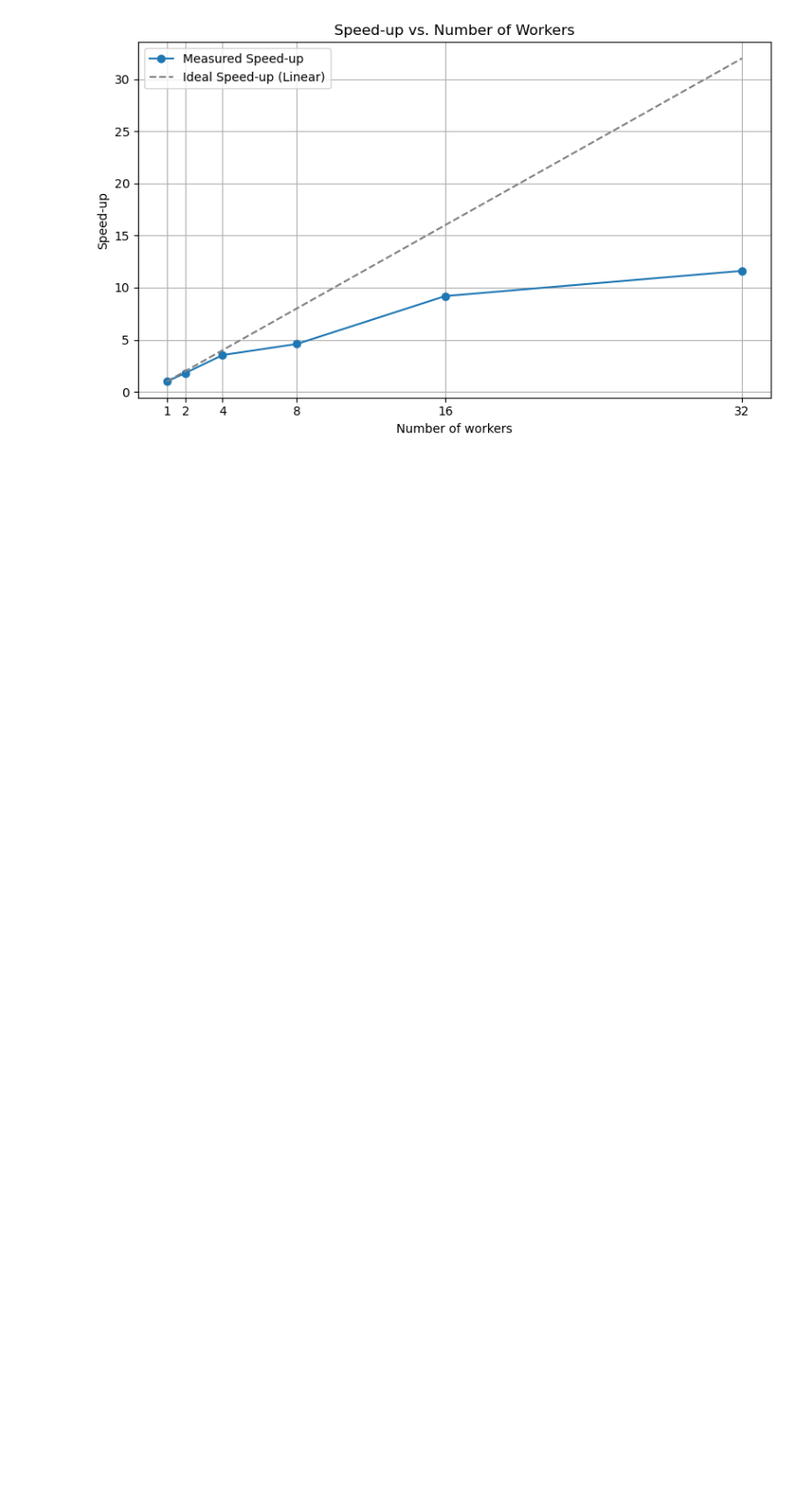
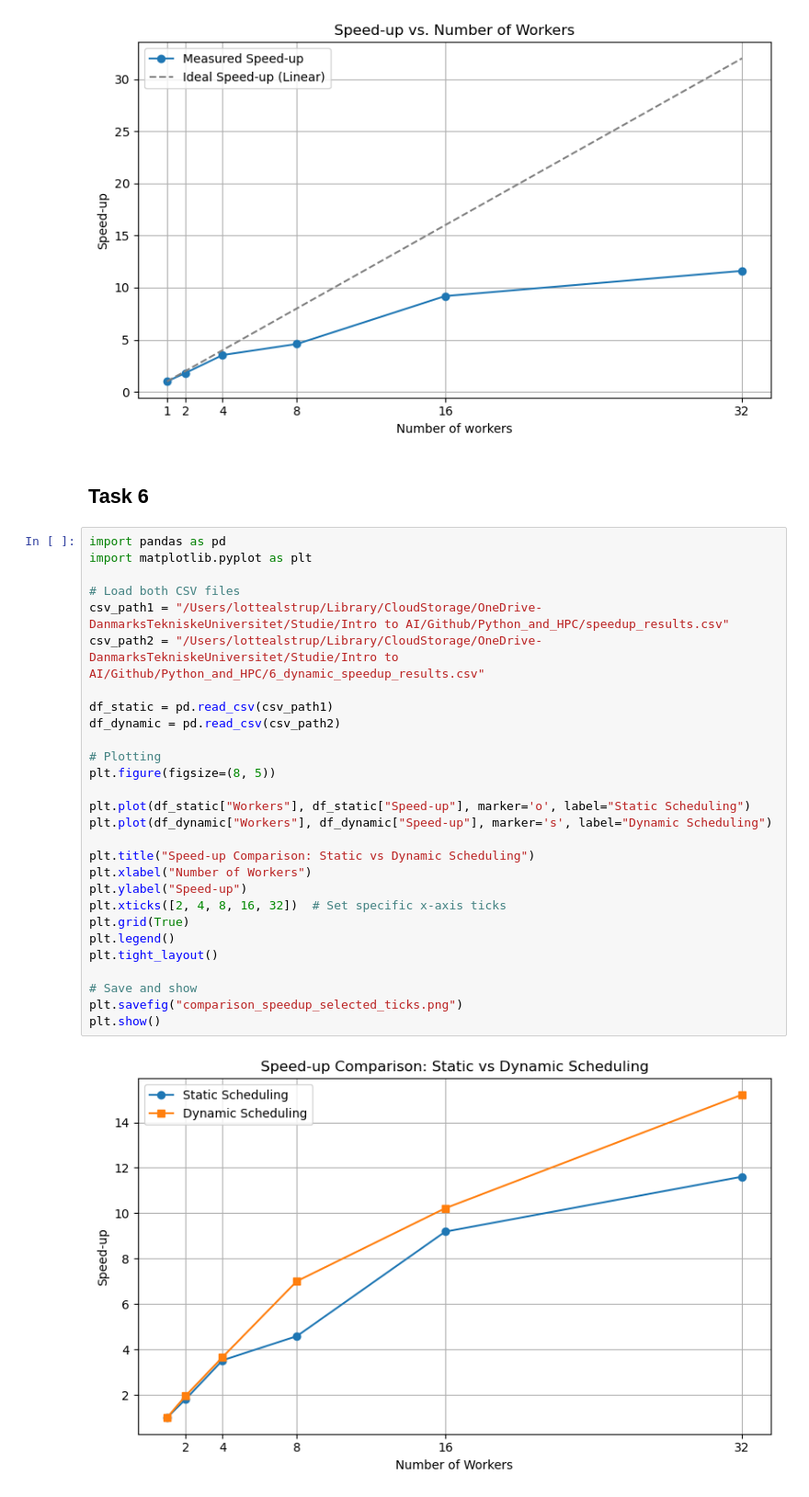
Before and after one commit to AmalieEBjerrum/Python_and_HPC, a Jupyter notebook: visualization.ipynb, the cells around one changed output. Shown at 92% size. Drawn from its saved outputs; the diff is of its cells as text; blank space fills up the shorter version.

```diff
--- a/visualization.ipynb
+++ b/visualization.ipynb
@@ -98,3 +98,35 @@ plt.savefig("speedup_plot.png")  # You can also use .pdf, .svg, etc.
 plt.show()
 # %% [output]
 [figure]
+# %% [markdown]
+## Task 6
+# %%
+import pandas as pd
+import matplotlib.pyplot as plt
+
+# Load both CSV files
+csv_path1 = "/Users/lottealstrup/Library/CloudStorage/OneDrive-DanmarksTekniskeUniversitet/Studie/Intro to AI/Github/Python_and_HPC/speedup_results.csv"
+csv_path2 = "/Users/lottealstrup/Library/CloudStorage/OneDrive-DanmarksTekniskeUniversitet/Studie/Intro to AI/Github/Python_and_HPC/6_dynamic_speedup_results.csv"
+
+df_static = pd.read_csv(csv_path1)
+df_dynamic = pd.read_csv(csv_path2)
+
+# Plotting
+plt.figure(figsize=(8, 5))
+
+plt.plot(df_static["Workers"], df_static["Speed-up"], marker='o', label="Static Scheduling")
+plt.plot(df_dynamic["Workers"], df_dynamic["Speed-up"], marker='s', label="Dynamic Scheduling")
+
+plt.title("Speed-up Comparison: Static vs Dynamic Scheduling")
+plt.xlabel("Number of Workers")
+plt.ylabel("Speed-up")
+plt.xticks([2, 4, 8, 16, 32])  # Set specific x-axis ticks
+plt.grid(True)
+plt.legend()
+plt.tight_layout()
+
+# Save and show
+plt.savefig("comparison_speedup_selected_ticks.png")
+plt.show()
+# %% [output]
+[figure, added]
```
Also changed, not shown: parts of 1 cell of this notebook, 10 other files.
